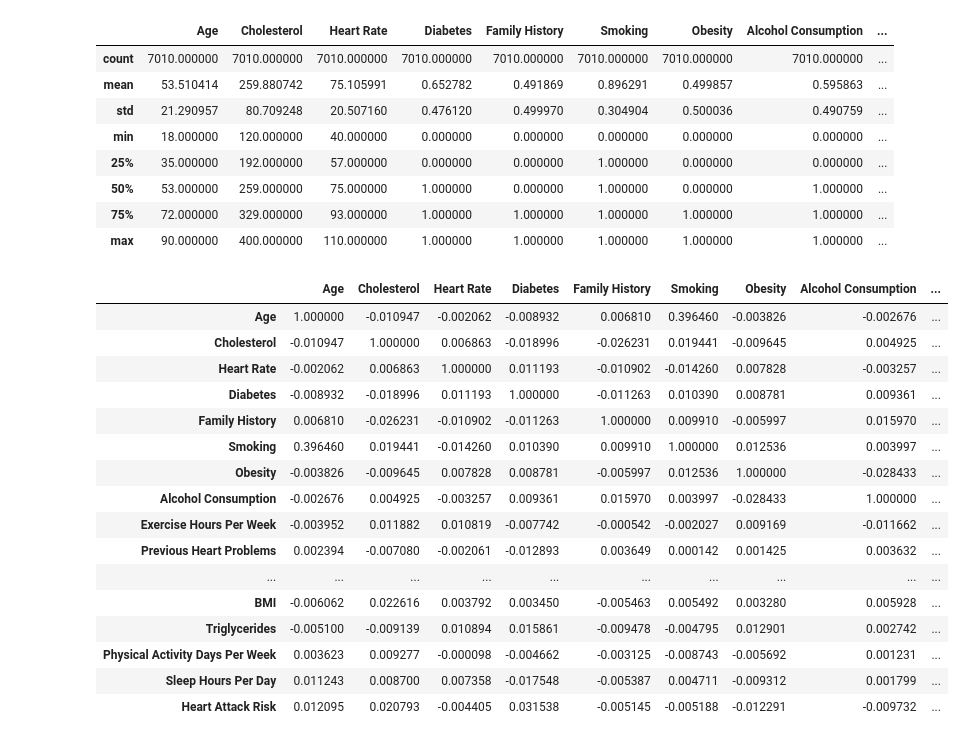
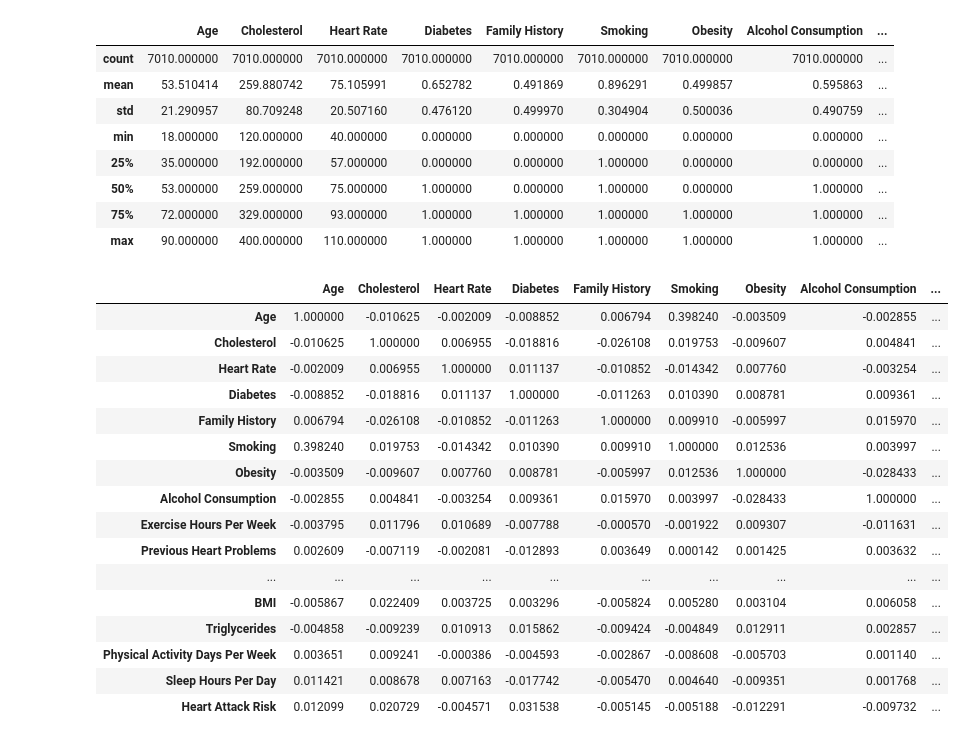
Before and after one commit to Grismonde/PosterM2, a Jupyter notebook: Code_Baptiste_V0.ipynb, the cells around one changed output. Drawn from its saved outputs; the diff is of its cells as text; code cells hidden in the pictures.

```diff
--- a/Code_Baptiste_V0.ipynb
+++ b/Code_Baptiste_V0.ipynb
@@ -49,25 +49,32 @@ train.describe()
 | 50% | 53.000000 | 259.000000 | 75.000000 | 1.000000 | 0.000000 | 1.000000 | 0.000000 | 1.000000 | ... |
 | 75% | 72.000000 | 329.000000 | 93.000000 | 1.000000 | 1.000000 | 1.000000 | 1.000000 | 1.000000 | ... |
 | max | 90.000000 | 400.000000 | 110.000000 | 1.000000 | 1.000000 | 1.000000 | 1.000000 | 1.000000 | ... |
-# %%
-trainCorr = train
-trainCorr_numeric = trainCorr.select_dtypes(include=['int64', 'float64'])
-trainCorr_numeric.corr()
-# %% [output]
-|  | Age | Cholesterol | Heart Rate | Diabetes | Family History | Smoking | Obesity | Alcohol Consumption | ... |
-| Age | 1.000000 | -0.010947 | -0.002062 | -0.008932 | 0.006810 | 0.396460 | -0.003826 | -0.002676 | ... |
-| Cholesterol | -0.010947 | 1.000000 | 0.006863 | -0.018996 | -0.026231 | 0.019441 | -0.009645 | 0.004925 | ... |
-| Heart Rate | -0.002062 | 0.006863 | 1.000000 | 0.011193 | -0.010902 | -0.014260 | 0.007828 | -0.003257 | ... |
-| Diabetes | -0.008932 | -0.018996 | 0.011193 | 1.000000 | -0.011263 | 0.010390 | 0.008781 | 0.009361 | ... |
-| Family History | 0.006810 | -0.026231 | -0.010902 | -0.011263 | 1.000000 | 0.009910 | -0.005997 | 0.015970 | ... |
-| Smoking | 0.396460 | 0.019441 | -0.014260 | 0.010390 | 0.009910 | 1.000000 | 0.012536 | 0.003997 | ... |
-| Obesity | -0.003826 | -0.009645 | 0.007828 | 0.008781 | -0.005997 | 0.012536 | 1.000000 | -0.028433 | ... |
-| Alcohol Consumption | -0.002676 | 0.004925 | -0.003257 | 0.009361 | 0.015970 | 0.003997 | -0.028433 | 1.000000 | ... |
-| Exercise Hours Per Week | -0.003952 | 0.011882 | 0.010819 | -0.007742 | -0.000542 | -0.002027 | 0.009169 | -0.011662 | ... |
-| Previous Heart Problems | 0.002394 | -0.007080 | -0.002061 | -0.012893 | 0.003649 | 0.000142 | 0.001425 | 0.003632 | ... |
-| ... | ... | ... | ... | ... | ... | ... | ... | ... | ... |
-| BMI | -0.006062 | 0.022616 | 0.003792 | 0.003450 | -0.005463 | 0.005492 | 0.003280 | 0.005928 | ... |
-| Triglycerides | -0.005100 | -0.009139 | 0.010894 | 0.015861 | -0.009478 | -0.004795 | 0.012901 | 0.002742 | ... |
-| Physical Activity Days Per Week | 0.003623 | 0.009277 | -0.000098 | -0.004662 | -0.003125 | -0.008743 | -0.005692 | 0.001231 | ... |
-| Sleep Hours Per Day | 0.011243 | 0.008700 | 0.007358 | -0.017548 | -0.005387 | 0.004711 | -0.009312 | 0.001799 | ... |
-| Heart Attack Risk | 0.012095 | 0.020793 | -0.004405 | 0.031538 | -0.005145 | -0.005188 | -0.012291 | -0.009732 | ... |
+# %%
+trainCorr = train
+trainCorr_numeric = trainCorr.select_dtypes(include=['int64', 'float64'])
+trainCorr_numeric.corr(method='spearman')
+
+
+# quand on a que des 0 et 1 on fait un khi 2 à la place de la corrélation
+# v cramer pour les correlattion pour variable qualitative
+# quanti quali : rapport de correlation et visuellement avec des boxplot
+# quanti quanti : correlation spearman (pour non linéaire)
+# si j'ai minimum des quali ordinale on peut faire avec spearman
+# %% [output]
+|  | Age | Cholesterol | Heart Rate | Diabetes | Family History | Smoking | Obesity | Alcohol Consumption | ... |
+| Age | 1.000000 | -0.010625 | -0.002009 | -0.008852 | 0.006794 | 0.398240 | -0.003509 | -0.002855 | ... |
+| Cholesterol | -0.010625 | 1.000000 | 0.006955 | -0.018816 | -0.026108 | 0.019753 | -0.009607 | 0.004841 | ... |
+| Heart Rate | -0.002009 | 0.006955 | 1.000000 | 0.011137 | -0.010852 | -0.014342 | 0.007760 | -0.003254 | ... |
+| Diabetes | -0.008852 | -0.018816 | 0.011137 | 1.000000 | -0.011263 | 0.010390 | 0.008781 | 0.009361 | ... |
+| Family History | 0.006794 | -0.026108 | -0.010852 | -0.011263 | 1.000000 | 0.009910 | -0.005997 | 0.015970 | ... |
+| Smoking | 0.398240 | 0.019753 | -0.014342 | 0.010390 | 0.009910 | 1.000000 | 0.012536 | 0.003997 | ... |
+| Obesity | -0.003509 | -0.009607 | 0.007760 | 0.008781 | -0.005997 | 0.012536 | 1.000000 | -0.028433 | ... |
+| Alcohol Consumption | -0.002855 | 0.004841 | -0.003254 | 0.009361 | 0.015970 | 0.003997 | -0.028433 | 1.000000 | ... |
+| Exercise Hours Per Week | -0.003795 | 0.011796 | 0.010689 | -0.007788 | -0.000570 | -0.001922 | 0.009307 | -0.011631 | ... |
+| Previous Heart Problems | 0.002609 | -0.007119 | -0.002081 | -0.012893 | 0.003649 | 0.000142 | 0.001425 | 0.003632 | ... |
+| ... | ... | ... | ... | ... | ... | ... | ... | ... | ... |
+| BMI | -0.005867 | 0.022409 | 0.003725 | 0.003296 | -0.005824 | 0.005280 | 0.003104 | 0.006058 | ... |
+| Triglycerides | -0.004858 | -0.009239 | 0.010913 | 0.015862 | -0.009424 | -0.004849 | 0.012911 | 0.002857 | ... |
+| Physical Activity Days Per Week | 0.003651 | 0.009241 | -0.000386 | -0.004593 | -0.002867 | -0.008608 | -0.005703 | 0.001140 | ... |
+| Sleep Hours Per Day | 0.011421 | 0.008678 | 0.007163 | -0.017742 | -0.005470 | 0.004640 | -0.009351 | 0.001768 | ... |
+| Heart Attack Risk | 0.012099 | 0.020729 | -0.004571 | 0.031538 | -0.005145 | -0.005188 | -0.012291 | -0.009732 | ... |
```
Also changed, not shown: parts of 7 cells of this notebook, 2 other files.
